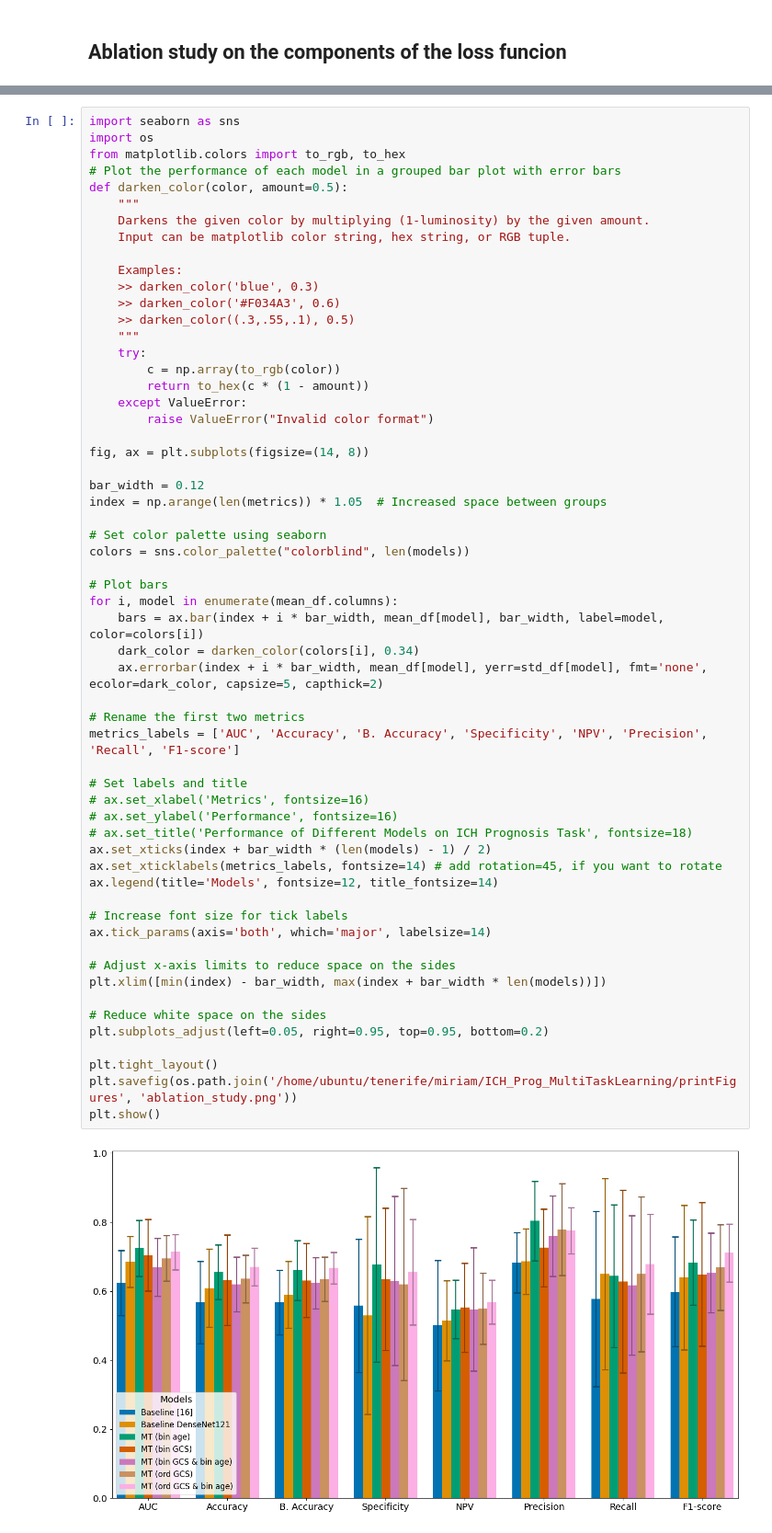
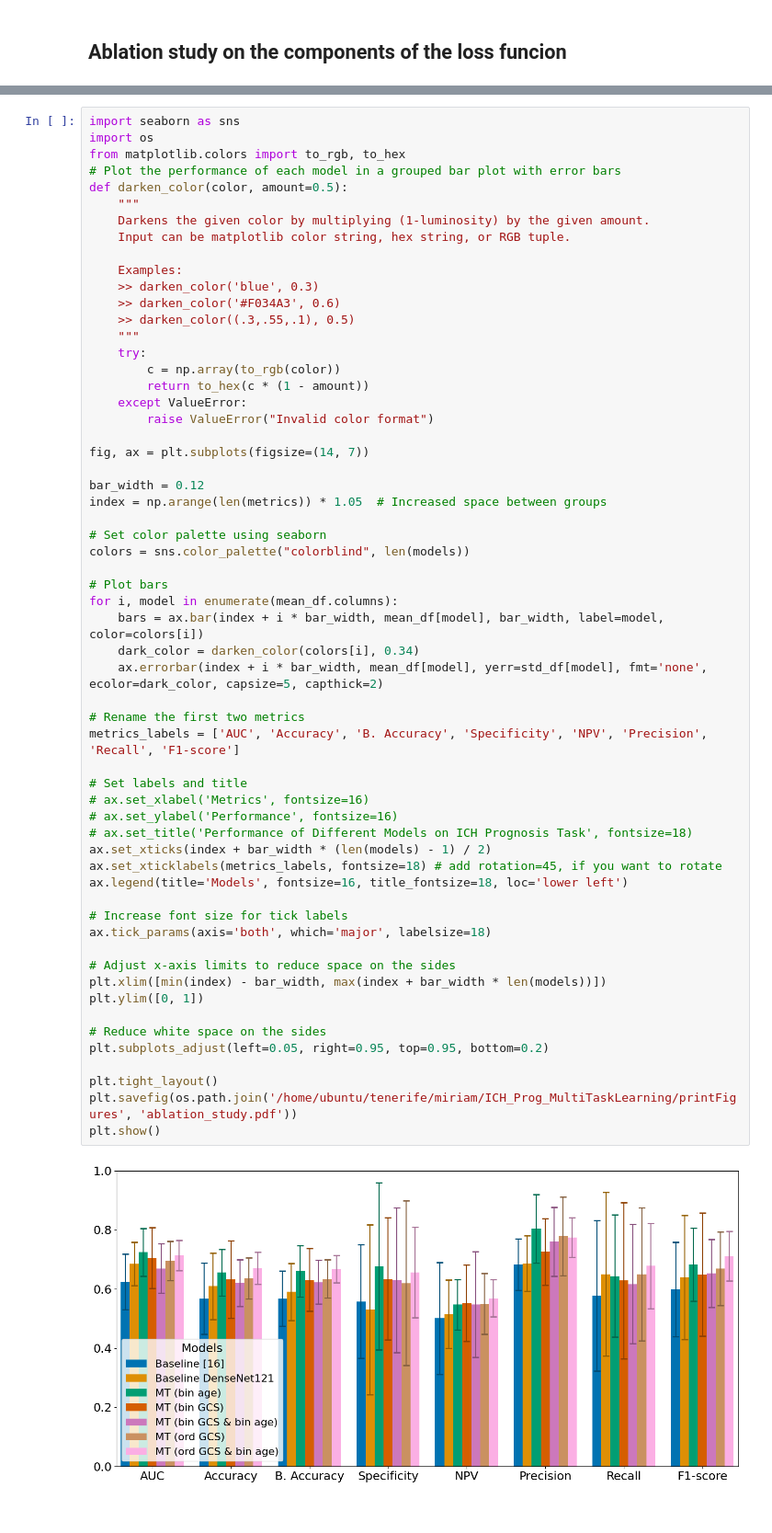
Before and after one commit to Trustworthy-AI-UU-NKI/MultitaskLearning_ICH_Prognosis, a Jupyter notebook: plotComparisonResults/AblationStudy.ipynb, the cells around one changed output, grey strips where cells are left out. Shown at 92% size. Drawn from its saved outputs; the diff is of its cells as text.

Commit message:
Update saliency maps and small change in ablation study plot

```diff
--- a/plotComparisonResults/AblationStudy.ipynb
+++ b/plotComparisonResults/AblationStudy.ipynb
@@ -95,42 +95,43 @@ def darken_color(color, amount=0.5):
     except ValueError:
         raise ValueError("Invalid color format")
 
-fig, ax = plt.subplots(figsize=(14, 8))
+fig, ax = plt.subplots(figsize=(14, 7))
 
 bar_width = 0.12
 index = np.arange(len(metrics)) * 1.05  # Increased space between groups
 
 # Set color palette using seaborn
 colors = sns.color_palette("colorblind", len(models))
 
 # Plot bars
 for i, model in enumerate(mean_df.columns):
     bars = ax.bar(index + i * bar_width, mean_df[model], bar_width, label=model, color=colors[i])
     dark_color = darken_color(colors[i], 0.34)
     ax.errorbar(index + i * bar_width, mean_df[model], yerr=std_df[model], fmt='none', ecolor=dark_color, capsize=5, capthick=2)
 
 # Rename the first two metrics
 metrics_labels = ['AUC', 'Accuracy', 'B. Accuracy', 'Specificity', 'NPV', 'Precision', 'Recall', 'F1-score']
 
 # Set labels and title
 # ax.set_xlabel('Metrics', fontsize=16)
 # ax.set_ylabel('Performance', fontsize=16)
 # ax.set_title('Performance of Different Models on ICH Prognosis Task', fontsize=18)
 ax.set_xticks(index + bar_width * (len(models) - 1) / 2)
-ax.set_xticklabels(metrics_labels, fontsize=14) # add rotation=45, if you want to rotate
-ax.legend(title='Models', fontsize=12, title_fontsize=14)
+ax.set_xticklabels(metrics_labels, fontsize=18) # add rotation=45, if you want to rotate
+ax.legend(title='Models', fontsize=16, title_fontsize=18, loc='lower left')
 
 # Increase font size for tick labels
-ax.tick_params(axis='both', which='major', labelsize=14)
+ax.tick_params(axis='both', which='major', labelsize=18)
 
 # Adjust x-axis limits to reduce space on the sides
 plt.xlim([min(index) - bar_width, max(index + bar_width * len(models))])
+plt.ylim([0, 1])
 
 # Reduce white space on the sides
 plt.subplots_adjust(left=0.05, right=0.95, top=0.95, bottom=0.2)
 
 plt.tight_layout()
-plt.savefig(os.path.join('/home/ubuntu/tenerife/miriam/ICH_Prog_MultiTaskLearning/printFigures', 'ablation_study.png'))
+plt.savefig(os.path.join('/home/ubuntu/tenerife/miriam/ICH_Prog_MultiTaskLearning/printFigures', 'ablation_study.pdf'))
 plt.show()
 # %% [output]
-[figure, old version]
+[figure, new version]
```
Also changed, not shown: 3 other files.
